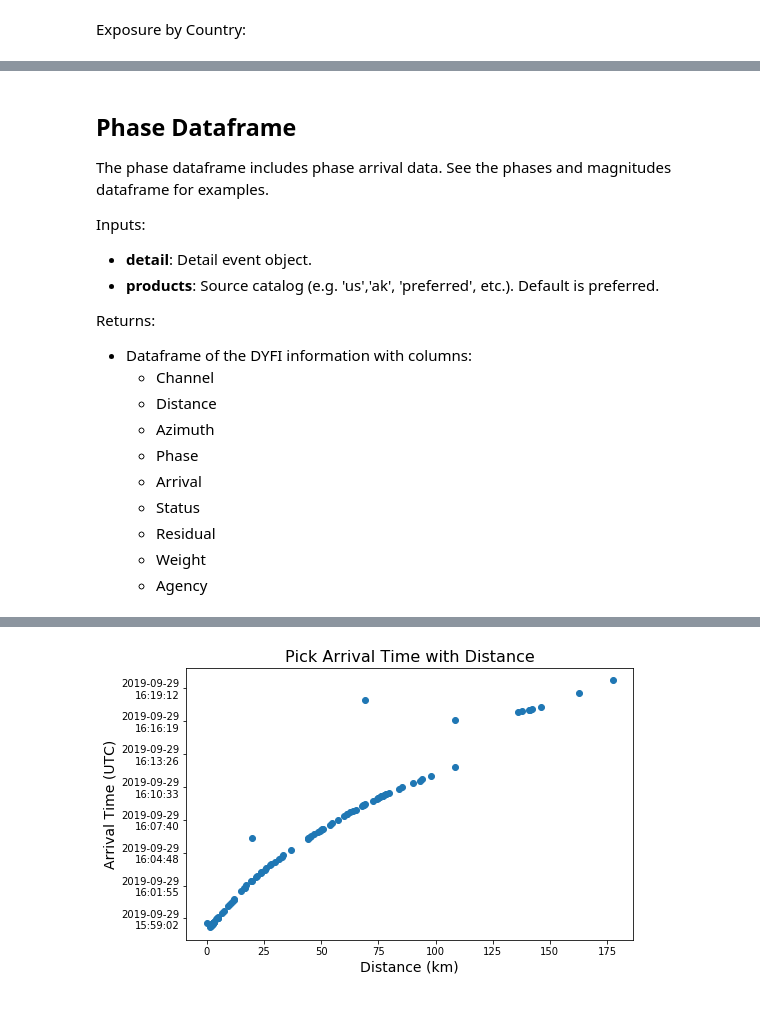
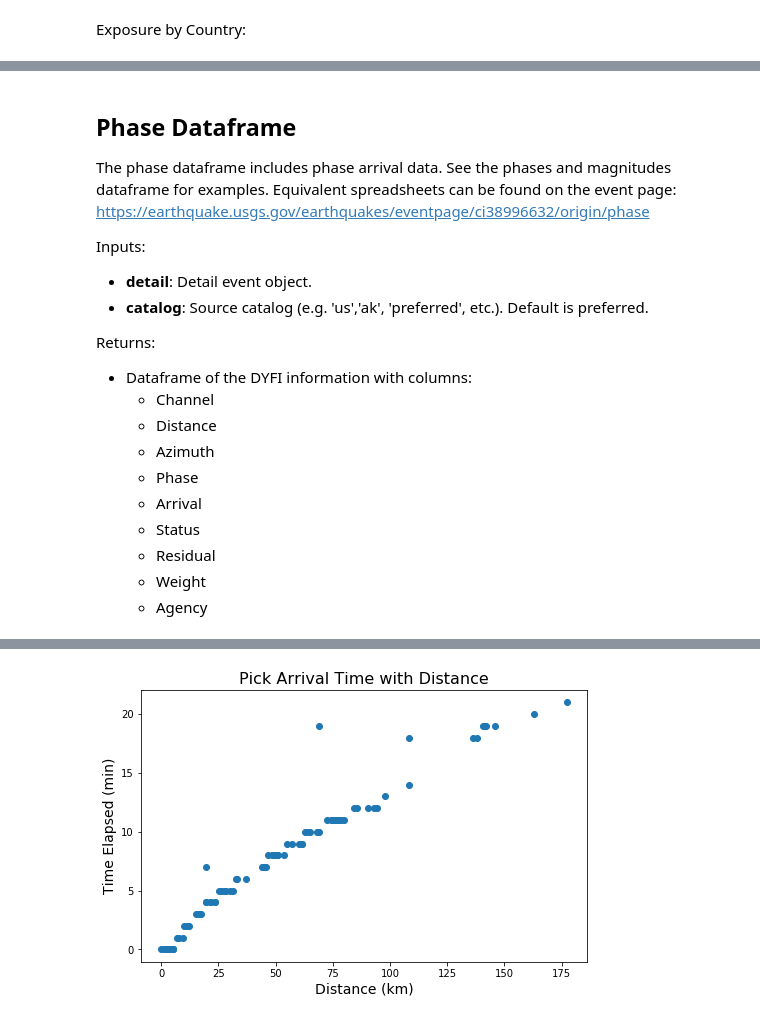
Before and after one commit to usgs/libcomcat, a Jupyter notebook: notebooks/Dataframes.ipynb, the cells around one changed output, grey strips where cells are left out. Cells and saved outputs as stored; diff of their text form; code cells hidden in the pictures.

```diff
--- a/notebooks/Dataframes.ipynb
+++ b/notebooks/Dataframes.ipynb
@@ -313,10 +307,11 @@ display(HTML(pager_country_df.to_html()))
 # %% [markdown]
 ## Phase Dataframe
 The phase dataframe includes phase arrival data. See the phases and magnitudes dataframe for examples.
+Equivalent spreadsheets can be found on the event page: https://earthquake.usgs.gov/earthquakes/eventpage/ci38996632/origin/phase
 
 Inputs:
 - **detail**: Detail event object.
-- **products**: Source catalog (e.g. 'us','ak', 'preferred', etc.). Default is preferred.
+- **catalog**: Source catalog (e.g. 'us','ak', 'preferred', etc.). Default is preferred.
 
 Returns:
 - Dataframe of the DYFI information with columns:
@@ -354,19 +349,15 @@ display(HTML(phase_df.to_html()))
 # %%
 dist = phase_df['Distance'].values
 time = phase_df['Arrival Time'].values
-ind = dist.argsort()
-dist = dist[ind]
-time = time[ind]
-time = matplotlib.dates.date2num(time)
-fmt = matplotlib.dates.DateFormatter('%Y-%m-%d\n%H:%M:%S')
+td = (time - time[0])*1e-9/60
+
 
 fig = plt.figure(figsize=(8, 5))
 ax = fig.add_subplot(1,1,1)
-ax.plot(dist, time, 'o')
-ax.yaxis.set_major_formatter(fmt)
+ax.plot(dist, td, 'o')
 plt.xlabel('Distance (km)', fontsize=14)
-plt.ylabel('Arrival Time (UTC)', fontsize=14)
+plt.ylabel('Time Elapsed (min)', fontsize=14)
 plt.title('Pick Arrival Time with Distance', fontsize=16)
 plt.show()
 # %% [output]
-[figure, old version]
+[figure, new version]
```
Also changed, not shown: parts of 11 cells of this notebook, 2 other files.
